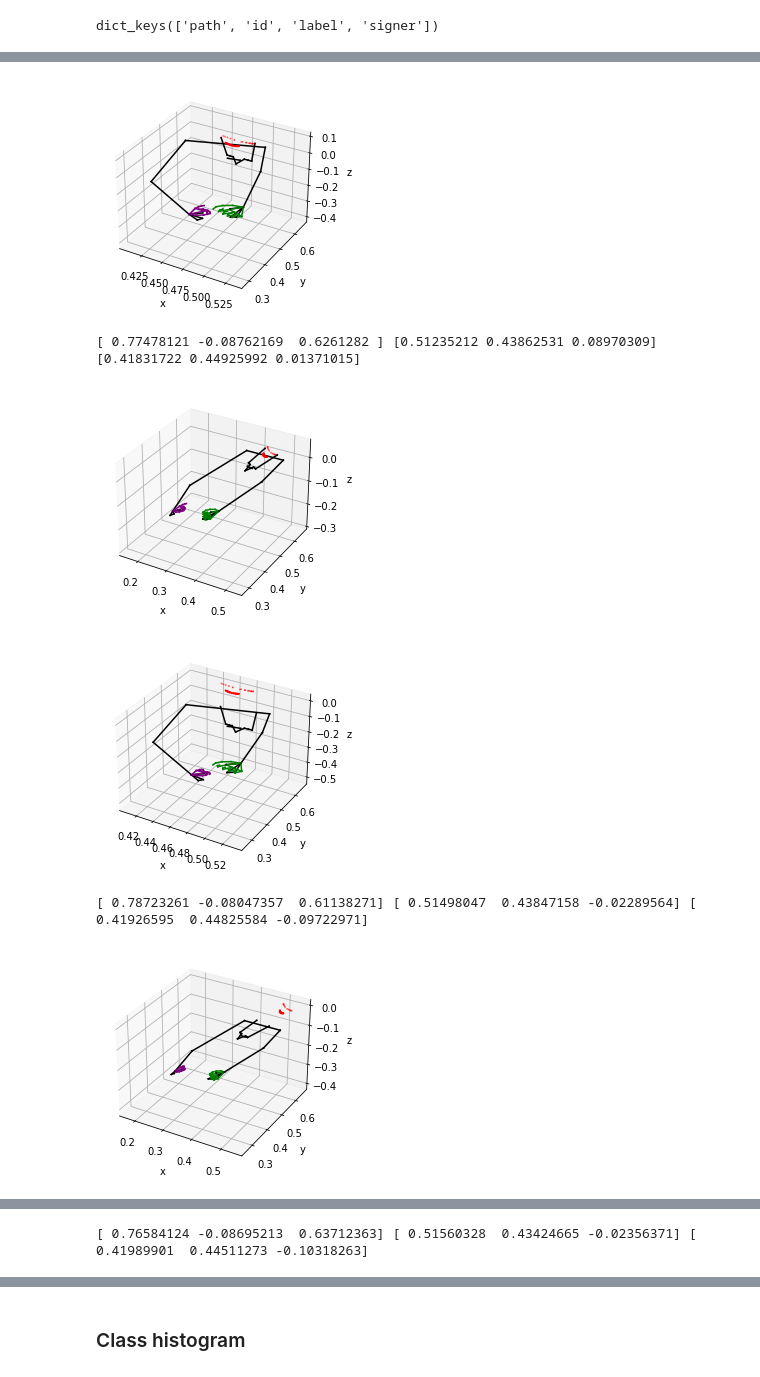
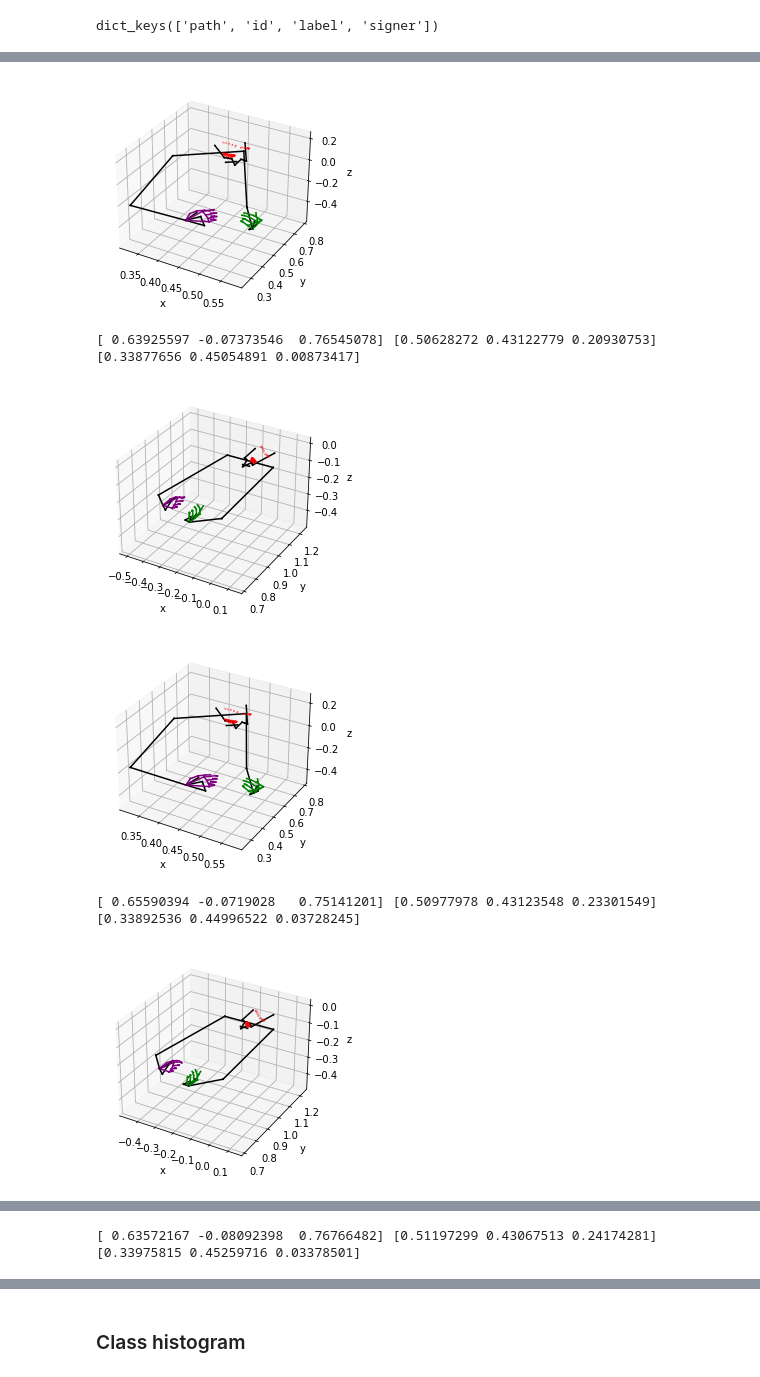
Before and after one commit to Joris104/MachineLearning, a Jupyter notebook: test_data_analysis/straighten_pose_test.ipynb, the cells around one changed output, grey strips where cells are left out. Drawn from its saved outputs; the diff is of its cells as text; code cells hidden in the pictures.

Commit message:
Images for logbook

```diff
--- a/test_data_analysis/straighten_pose_test.ipynb
+++ b/test_data_analysis/straighten_pose_test.ipynb
@@ -154,20 +154,25 @@ def straighten_pose(frame):
     new_frame = translate_frame(new_frame, shoulder_avg)
 
     return new_frame
+
+def center_pose_around_shoulders(frame):
+    shoulder_avg = (frame[11]+frame[12])/2
+    return translate_frame(frame, -shoulder_avg)
 # %%
 # Show all deames
-SAMPLE_INDEX = 17
+SAMPLE_INDEX = 11
 for frame_index in range(len(X_train[SAMPLE_INDEX])):
     frame = X_train[SAMPLE_INDEX][frame_index]
     utils_for_students.visualize_pose_3d(frame, plt.axes(projection='3d'))
     plt.show()
     new_frame = straighten_pose(frame)
+    new_frame = center_pose_around_shoulders(new_frame)
     utils_for_students.visualize_pose_3d(new_frame, plt.axes(projection='3d'))
     plt.show()
 # %% [output]
-[figure, old version]
+[figure, new version]
-[ 0.77478121 -0.08762169  0.6261282 ] [0.51235212 0.43862531 0.08970309] [0.41831722 0.44925992 0.01371015]
+[ 0.63925597 -0.07373546  0.76545078] [0.50628272 0.43122779 0.20930753] [0.33877656 0.45054891 0.00873417]
-[figure, old version]
+[figure, new version]
-[figure, old version]
+[figure, new version]
-[ 0.78723261 -0.08047357  0.61138271] [ 0.51498047  0.43847158 -0.02289564] [ 0.41926595  0.44825584 -0.09722971]
+[ 0.65590394 -0.0719028   0.75141201] [0.50977978 0.43123548 0.23301549] [0.33892536 0.44996522 0.03728245]
-[figure, old version]
+[figure, new version]
@@ -175 +180 @@ for frame_index in range(len(X_train[SAMPLE_INDEX])):
-[ 0.76584124 -0.08695213  0.63712363] [ 0.51560328  0.43424665 -0.02356371] [ 0.41989901  0.44511273 -0.10318263]
+[ 0.63572167 -0.08092398  0.76766482] [0.51197299 0.43067513 0.24174281] [0.33975815 0.45259716 0.03378501]
```
Also changed, not shown: parts of 1 cell of this notebook, 8 other files.
